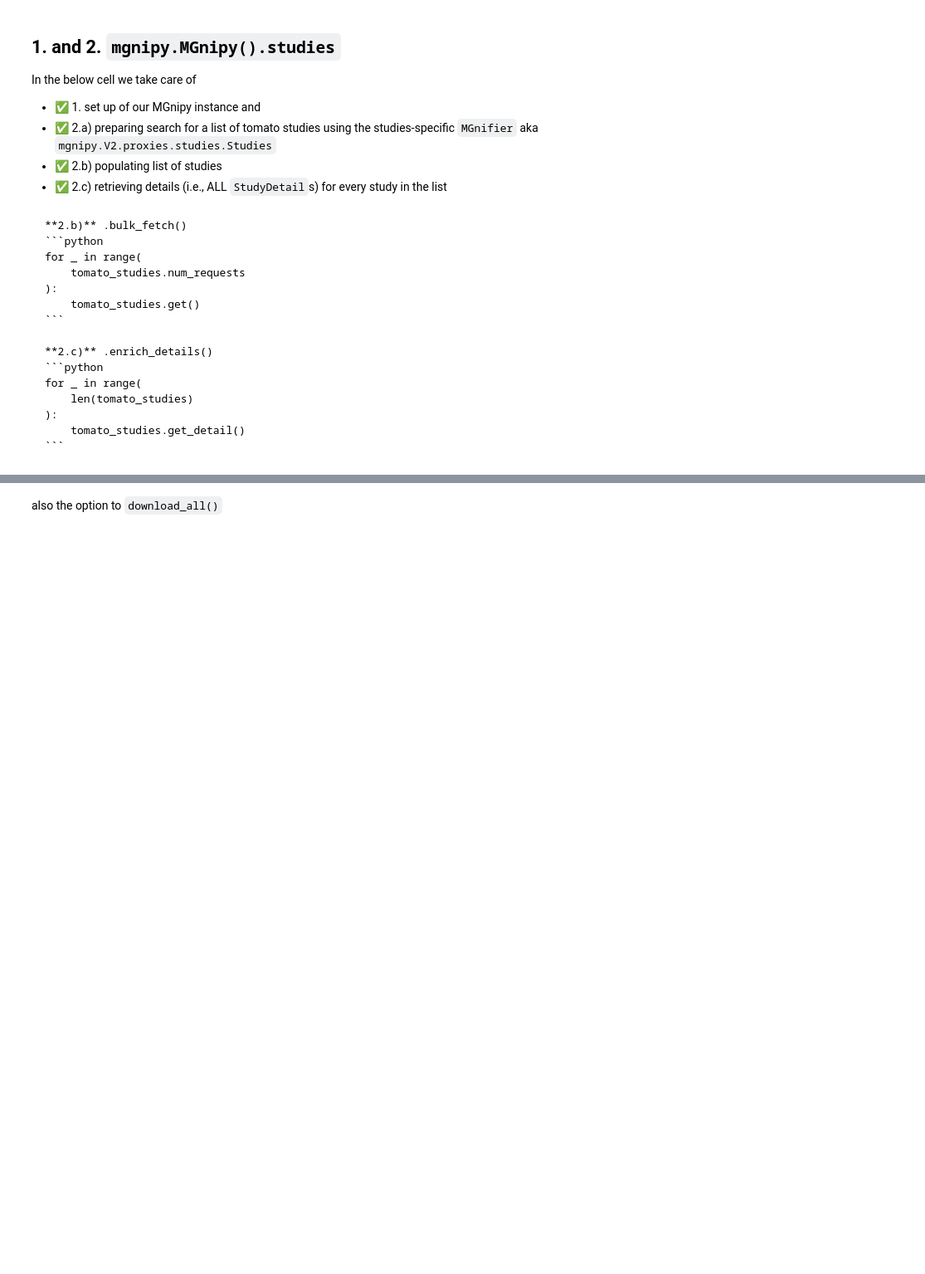
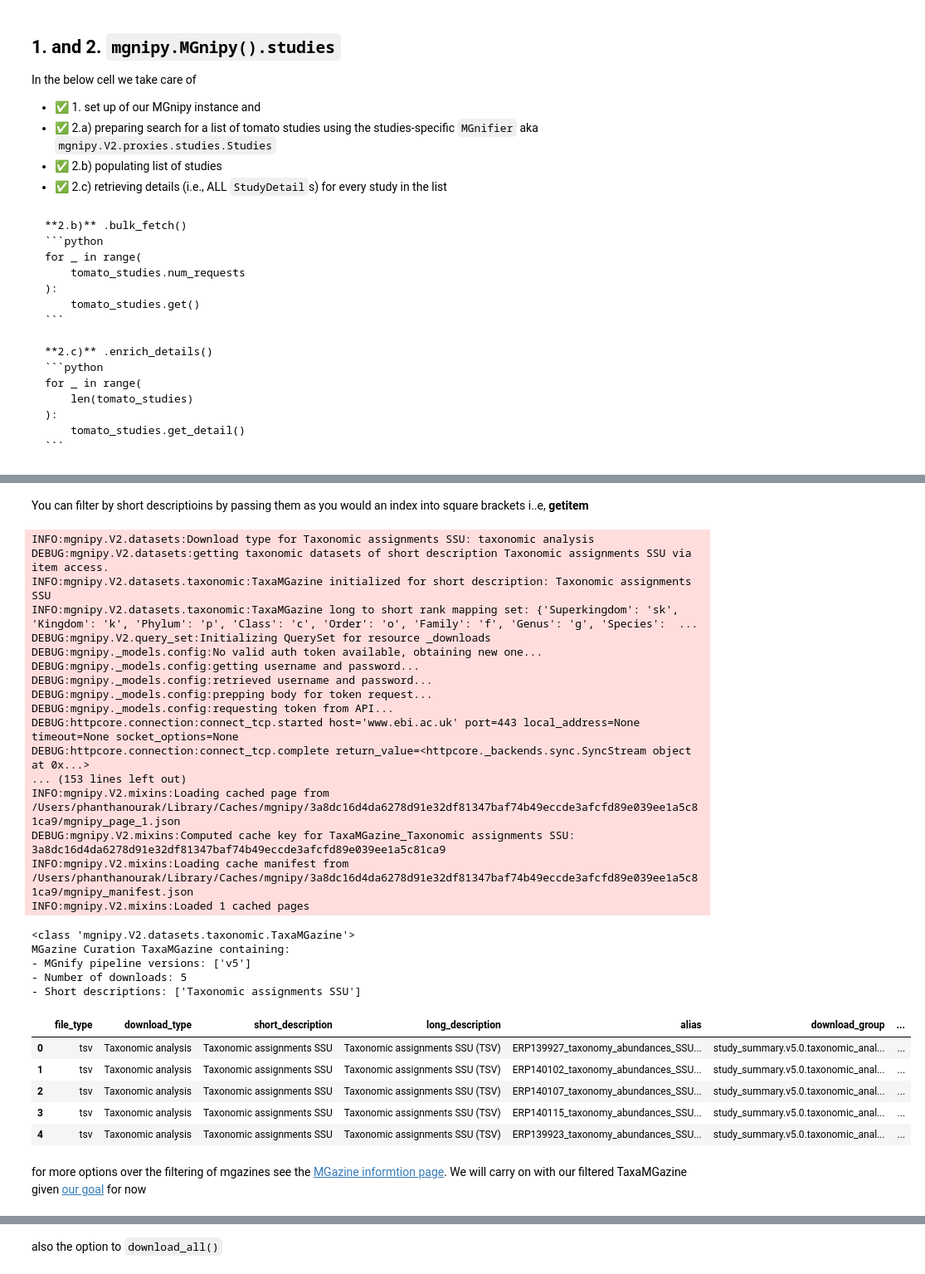
Before and after one commit to EBI-Metagenomics/mgnipy, a Jupyter notebook: docs/notebooks/getting-started/4_downloading_data.ipynb, the cells around one changed output, grey strips where cells are left out. Shown at 83% size. Cells and saved outputs as stored; diff of their text form; code cells hidden in the pictures; blank space fills up the shorter version.

Commit message:
:memo: expand mgazine section

```diff
--- a/docs/notebooks/getting-started/4_downloading_data.ipynb
+++ b/docs/notebooks/getting-started/4_downloading_data.ipynb
@@ -166,3 +193,46 @@ MGazine containing:
+# %% [markdown]
+You can filter by short descriptioins by passing them as you would an index into square brackets i..e, __getitem__
+# %%
+# we want the taxonomic assignments
+ssu = v5_data['Taxonomic assignments SSU']
+
+# checking out what it is
+print(type(ssu))
+print(ssu)
+
+# downloads_df again
+ssu.downloads_df
+# %% [output]
+INFO:mgnipy.V2.datasets:Download type for Taxonomic assignments SSU: taxonomic analysis
+DEBUG:mgnipy.V2.datasets:getting taxonomic datasets of short description Taxonomic assignments SSU via item access.
+INFO:mgnipy.V2.datasets.taxonomic:TaxaMGazine initialized for short description: Taxonomic assignments SSU
+INFO:mgnipy.V2.datasets.taxonomic:TaxaMGazine long to short rank mapping set: {'Superkingdom': 'sk', 'Kingdom': 'k', 'Phylum': 'p', 'Class': 'c', 'Order': 'o', 'Family': 'f', 'Genus': 'g', 'Species':  ...
+DEBUG:mgnipy.V2.query_set:Initializing QuerySet for resource _downloads
+DEBUG:mgnipy._models.config:No valid auth token available, obtaining new one...
+DEBUG:mgnipy._models.config:getting username and password...
+DEBUG:mgnipy._models.config:retrieved username and password...
+DEBUG:mgnipy._models.config:prepping body for token request...
+DEBUG:mgnipy._models.config:requesting token from API...
+DEBUG:httpcore.connection:connect_tcp.started host='www.ebi.ac.uk' port=443 local_address=None timeout=None socket_options=None
+DEBUG:httpcore.connection:connect_tcp.complete return_value=<httpcore._backends.sync.SyncStream object at 0x...>
+... (153 lines left out)
+INFO:mgnipy.V2.mixins:Loading cached page from /Users/phanthanourak/Library/Caches/mgnipy/3a8dc16d4da6278d91e32df81347baf74b49eccde3afcfd89e039ee1a5c81ca9/mgnipy_page_1.json
+DEBUG:mgnipy.V2.mixins:Computed cache key for TaxaMGazine_Taxonomic assignments SSU: 3a8dc16d4da6278d91e32df81347baf74b49eccde3afcfd89e039ee1a5c81ca9
+INFO:mgnipy.V2.mixins:Loading cache manifest from /Users/phanthanourak/Library/Caches/mgnipy/3a8dc16d4da6278d91e32df81347baf74b49eccde3afcfd89e039ee1a5c81ca9/mgnipy_manifest.json
+INFO:mgnipy.V2.mixins:Loaded 1 cached pages
+<class 'mgnipy.V2.datasets.taxonomic.TaxaMGazine'>
+MGazine Curation TaxaMGazine containing:
+- MGnify pipeline versions: ['v5']
+- Number of downloads: 5
+- Short descriptions: ['Taxonomic assignments SSU']
+|  | file_type | download_type | short_description | long_description | alias | download_group | ... |
+| 0 | tsv | Taxonomic analysis | Taxonomic assignments SSU | Taxonomic assignments SSU (TSV) | ERP139927_taxonomy_abundances_SSU... | study_summary.v5.0.taxonomic_anal... | ... |
+| 1 | tsv | Taxonomic analysis | Taxonomic assignments SSU | Taxonomic assignments SSU (TSV) | ERP140102_taxonomy_abundances_SSU... | study_summary.v5.0.taxonomic_anal... | ... |
+| 2 | tsv | Taxonomic analysis | Taxonomic assignments SSU | Taxonomic assignments SSU (TSV) | ERP140107_taxonomy_abundances_SSU... | study_summary.v5.0.taxonomic_anal... | ... |
+| 3 | tsv | Taxonomic analysis | Taxonomic assignments SSU | Taxonomic assignments SSU (TSV) | ERP140115_taxonomy_abundances_SSU... | study_summary.v5.0.taxonomic_anal... | ... |
+| 4 | tsv | Taxonomic analysis | Taxonomic assignments SSU | Taxonomic assignments SSU (TSV) | ERP139923_taxonomy_abundances_SSU... | study_summary.v5.0.taxonomic_anal... | ... |
+# %% [markdown]
+for more options over the filtering of mgazines see the [MGazine informtion page](TODO). We will carry on with our filtered TaxaMGazine given [our goal](#-the-goal-retrieve-taxonomic-datasets-of-tomato-rhizosphere-studies) for now
 # %% [markdown]
 ### Downloading datasets
 
```
Also changed, not shown: parts of 14 cells of this notebook, 1 other file.
